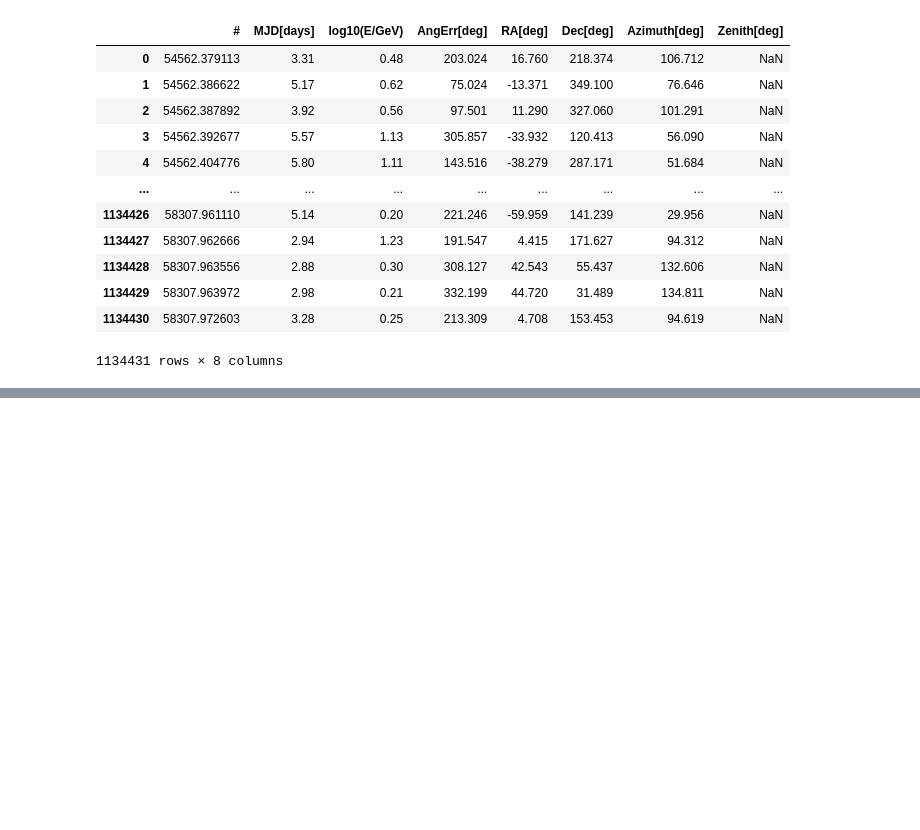
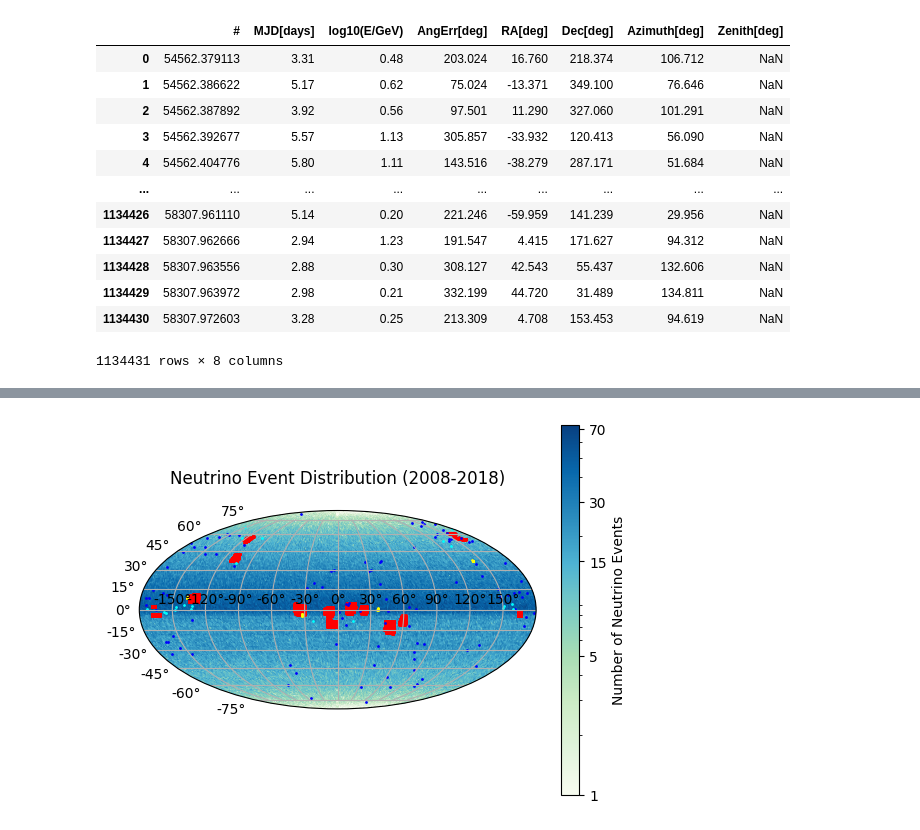
Before and after one commit to Booritth-Balaji/Neutrino-Research-Thesis, a Jupyter notebook: neutrino-distr-plot.ipynb, the cells around one changed output, grey strips where cells are left out. Drawn from its saved outputs; the diff is of its cells as text; code cells hidden in the pictures; blank space fills up the shorter version.

```diff
--- a/neutrino-distr-plot.ipynb
+++ b/neutrino-distr-plot.ipynb
@@ -94,0 +159,37 @@ plt.show()
+# %%
+# Importing the RA and Dec columns
+
+RA_1 = ra_to_rad(np.array(galx_1['RAJ2000'])) # in rad (from hh mm ss.s)
+Dec_1 = dec_to_rad(np.array(galx_1['DEJ2000'])) # in rad (from dd mm ss.s)
+
+RA_3 = ra_to_rad(np.array(galx_3['RAJ2000'])[::2]) # skipping every second entry since
+Dec_3 = dec_to_rad(np.array(galx_3['DEJ2000'])[::2]) # they are the other galaxy in the pair
+
+RA_4 = np.array(galx_4['RA']) # in deg
+for i in range(len(RA_4)): # converting from [0, 360] to [-180, 180] deg
+    if RA_4[i] > 180:
+        RA_4[i] = RA_4[i] - 360
+RA_4 = np.radians(RA_4) # in rad (from deg)
+Dec_4 = np.radians(np.array(galx_4['Dec'])) # in rad (from deg)
+
+RA_6 = ra_to_rad(np.array(galx_6[:21]['RAJ2000']))  # we need only the first 21 entries
+Dec_6 = dec_to_rad(np.array(galx_6[:21]['DEJ2000']))
+# %%
+# Plotting the galaxy mergers on top of the neutrino event distribution skymap
+
+plt.figure()
+plt.subplot(projection='mollweide')
+plt.scatter(np.radians(plot_RA), np.radians(plot_Dec), c=grid.flatten(), cmap='GnBu', s=1, norm='log')
+plt.grid(True)
+plt.colorbar(label='Number of Neutrino Events').set_ticks([1, 5, 15, 30, 70], labels=['1', '5', '15', '30', '70'])
+
+# plotting the galaxy mergers
+plt.scatter(RA_1, Dec_1, c='red', s=1, label='Galaxy Mergers (Type M)')
+plt.scatter(RA_3, Dec_3, c='yellow', s=1, label='Galaxy Mergers (Patton et al. 2005)')
+plt.scatter(RA_4, Dec_4, c='blue', s=1, label='Galaxy Mergers (Gimeno et al. 2004)')
+plt.scatter(RA_6, Dec_6, c='cyan', s=1, label='Galaxy Mergers (Mcintosh et al. 2008)')
+
+plt.title('Neutrino Event Distribution (2008-2018)', pad=20)
+plt.show()
+# %% [output]
+[figure, added]
```
Also changed, not shown: parts of 7 cells of this notebook, 8 other files.
